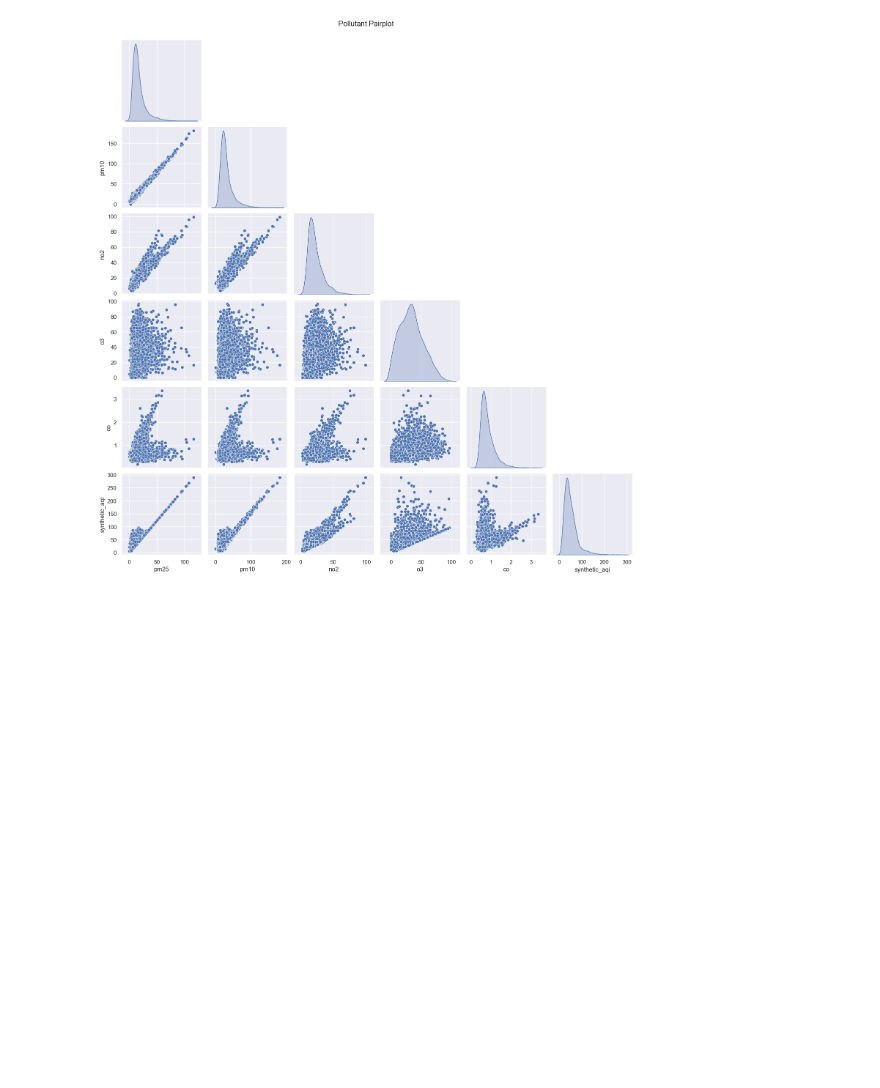
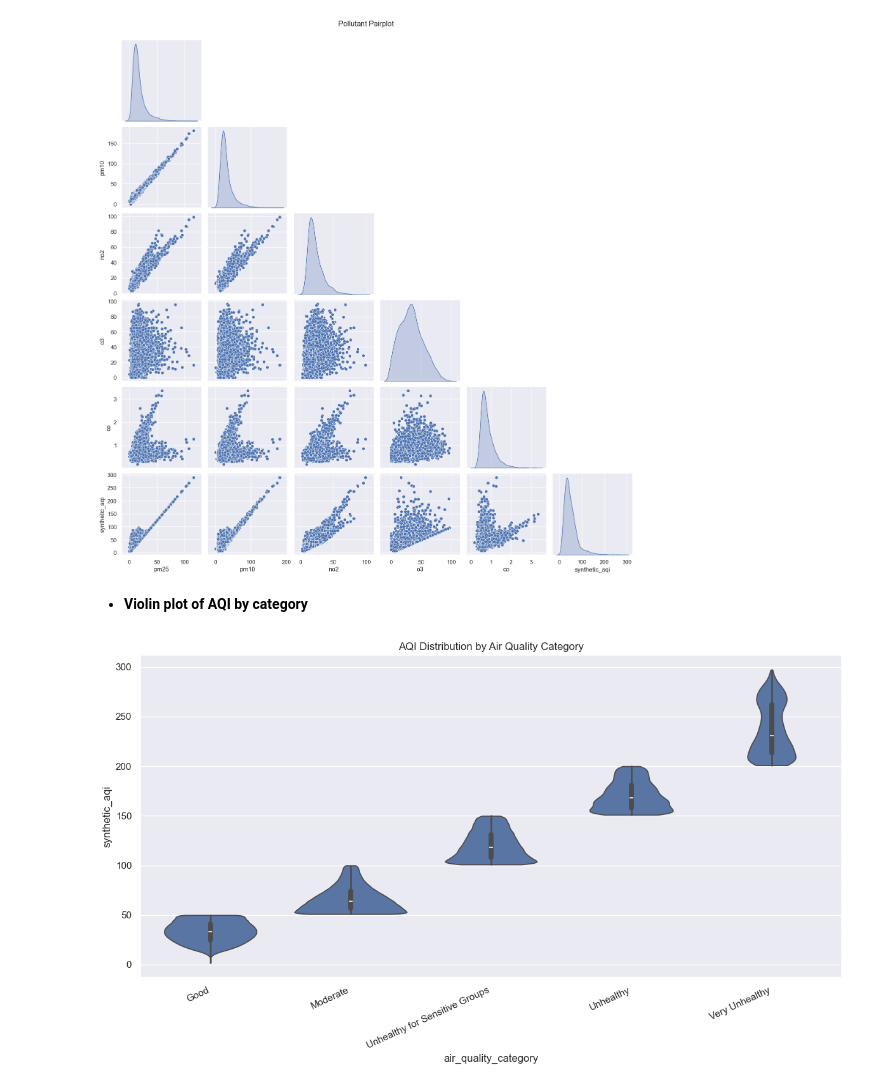
Before and after one commit to geershatisaxena/AQI-Data-Analysis, a Jupyter notebook: air quality.ipynb, the cells around one changed output. Saved outputs shown, nothing was run; the diff lists cells and outputs as text; code cells hidden in the pictures; blank space fills up the shorter version.

```diff
--- a/air quality.ipynb
+++ b/air quality.ipynb
@@ -1321,3 +1321,13 @@ g.fig.suptitle("Pollutant Pairplot", y=1.02)
 # %% [output]
 Text(0.5, 1.02, 'Pollutant Pairplot')
 [figure]
+# %% [markdown]
+- **Violin plot of AQI by category**
+# %%
+plt.figure(figsize=(12, 7))
+sns.violinplot(data=df, x="air_quality_category", y="synthetic_aqi", cut=0)
+plt.title("AQI Distribution by Air Quality Category")
+plt.xticks(rotation=25, ha="right")
+plt.tight_layout()
+# %% [output]
+[figure, added]
```
